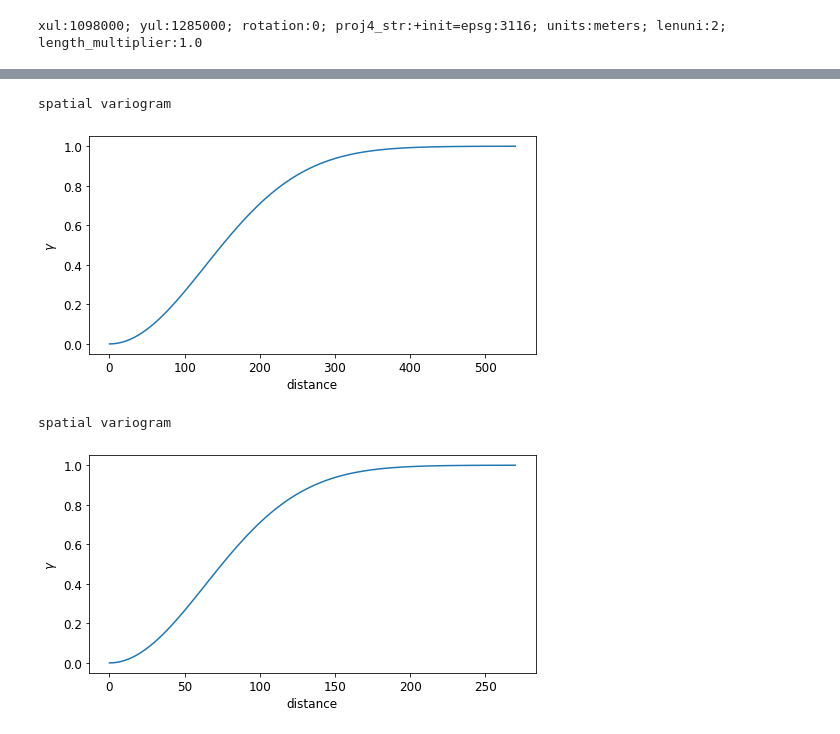
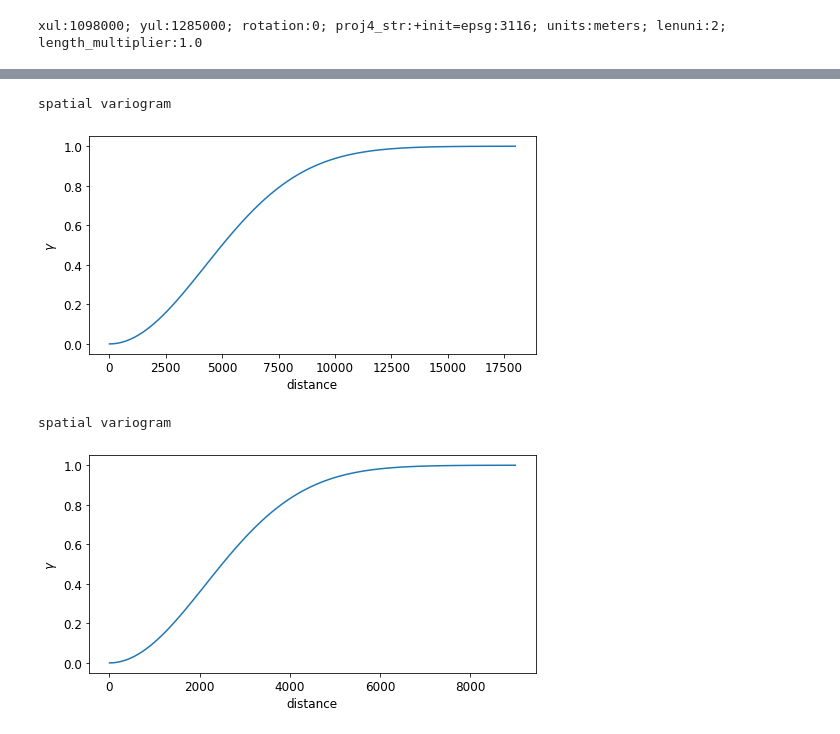
Before and after one commit to Lau397/CalibrationMF6, a Jupyter notebook: mf6pestpp.ipynb, the cells around one changed output, grey strips where cells are left out. Cells and saved outputs as stored; diff of their text form; code cells hidden in the pictures.

```diff
--- a/mf6pestpp.ipynb
+++ b/mf6pestpp.ipynb
@@ -97,20 +97,20 @@ pf.build_pst("{}.pst".format(case))
 noptmax:30, npar_adj:0, nnz_obs:33
 <pyemu.pst.pst_handler.Pst at 0x...>
 # %%
-ppspace1=60
-a = ppspace1*3.0
+ppspace1=30
+a = ppspace1*4.0*50
 v = pyemu.geostats.GauVario(contribution=1.0,a=a)
 grid_gs1 = pyemu.geostats.GeoStruct(variograms=v, transform='log')
 
 fig = plt.figure(figsize=(8,4))
 grid_gs1.plot()
 print("spatial variogram")
 # %% [output]
 spatial variogram
-[figure, old version]
+[figure, new version]
 # %%
-ppspace2=30
-a = ppspace2*3.0
+ppspace2=15
+a = ppspace2*4.0*50
 v = pyemu.geostats.GauVario(contribution=1.0,a=a)
 grid_gs2 = pyemu.geostats.GeoStruct(variograms=v, transform='log')
 
@@ -119,7 +119,7 @@ grid_gs2.plot()
 print("spatial variogram")
 # %% [output]
 spatial variogram
-[figure, old version]
+[figure, new version]
 # %%
 # set an homogeneous k array (as initial value)
 # k = 1e-4*np.ones([nrow,ncol])
```
Also changed, not shown: parts of 16 cells of this notebook.
